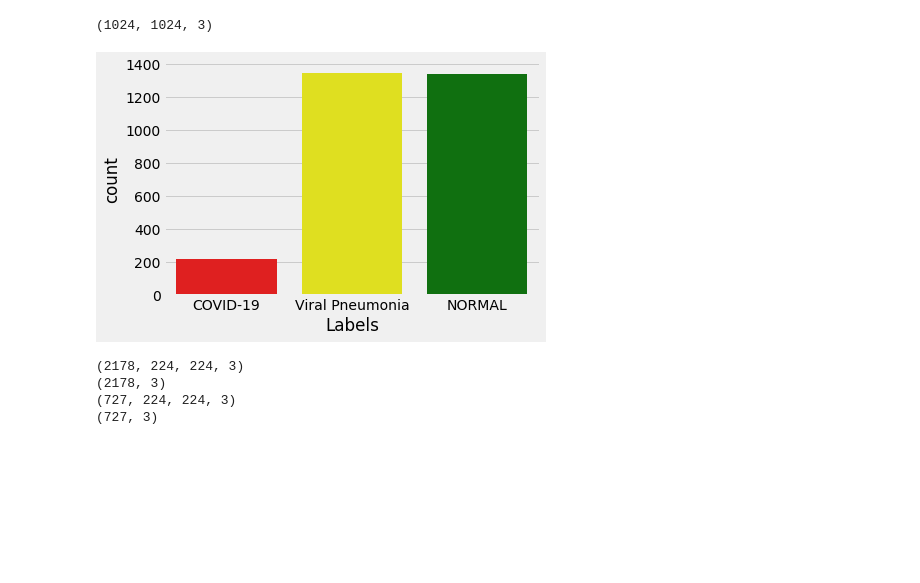
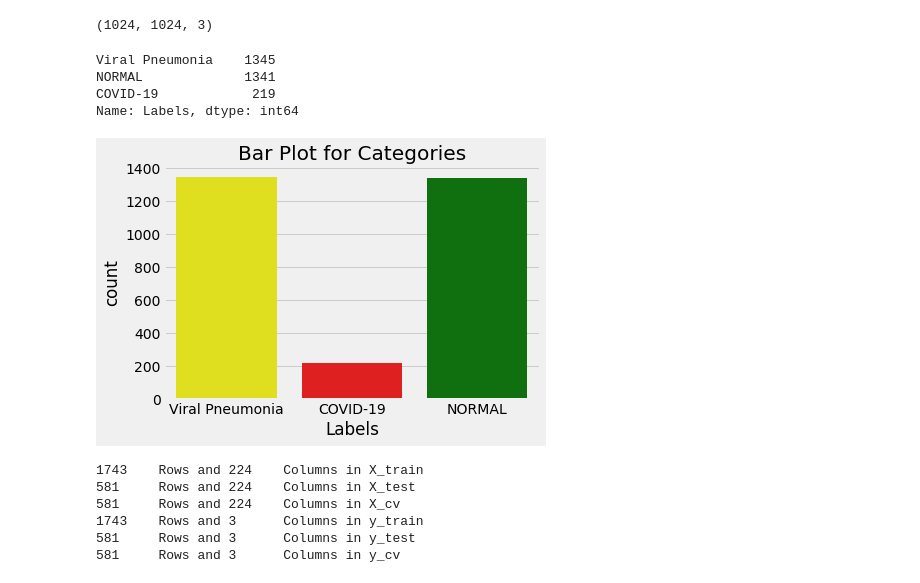
Before and after one commit to prasannarangam21/COVID-19-Radiography, a Jupyter notebook: covid_19.ipynb, the cells around one changed output. Drawn from its saved outputs; the diff is of its cells as text; code cells hidden in the pictures; blank space fills up the shorter version.

```diff
--- a/covid_19.ipynb
+++ b/covid_19.ipynb
@@ -109,11 +130,20 @@ plt.imshow(image);
 print(image.shape)
 # %% [output]
 (1024, 1024, 3)
+# %%
+df['Labels'].value_counts()
+# %% [output]
+Viral Pneumonia    1345
+NORMAL             1341
+COVID-19            219
+Name: Labels, dtype: int64
 # %%
-df = pd.DataFrame(y,columns=['Labels'])
-sns.countplot(df['Labels'], palette=['red','yellow','green']);
+df = pd.DataFrame(y, columns=['Labels'])
+sns.countplot(df['Labels'], \
+              palette={'Viral Pneumonia':'yellow','NORMAL':'green','COVID-19':'red'})\
+              .set_title('Bar Plot for Categories');
 # %% [output]
-[figure, old version]
+[figure, new version]
 # %%
 from tensorflow.keras.utils import to_categorical
 from sklearn.preprocessing import LabelEncoder
@@ -122,18 +152,3 @@ from keras.utils import np_utils
 encoder = LabelEncoder()
 encoded_labels = encoder.fit_transform(y)
 y_encoded = np_utils.to_categorical(encoded_labels)
-# %%
-from sklearn.model_selection import train_test_split
-
-#Generate training and testing subsets
-X_train, X_test, y_train, y_test = train_test_split(X, y_encoded, test_size=0.25, stratify=y_encoded, random_state=42)
-
-print(X_train.shape)
-print(y_train.shape)
-print(X_test.shape)
-print(y_test.shape)
-# %% [output]
-(2178, 224, 224, 3)
-(2178, 3)
-(727, 224, 224, 3)
-(727, 3)
@@ -141,0 +155,20 @@ Classification
+# %%
+from sklearn.model_selection import train_test_split
+
+X_train, X_cvtest, y_train, y_cvtest = train_test_split(X, y_encoded, test_size=0.40, stratify=y_encoded, random_state=42)
+X_cv, X_test, y_cv, y_test = train_test_split(X_cvtest, y_cvtest, test_size=0.50, stratify=y_cvtest, random_state=42)
+
+print("{} \tRows and {} \tColumns in X_train".format(X_train.shape[0],X_train.shape[1]))
+print("{} \tRows and {} \tColumns in X_test".format(X_test.shape[0],X_test.shape[1]))
+print("{} \tRows and {} \tColumns in X_cv".format(X_cv.shape[0],X_cv.shape[1]))
+
+print("{} \tRows and {} \tColumns in y_train".format(y_train.shape[0],y_train.shape[1]))
+print("{} \tRows and {} \tColumns in y_test".format(y_test.shape[0],y_test.shape[1]))
+print("{} \tRows and {} \tColumns in y_cv".format(X_test.shape[0],y_cv.shape[1]))
+# %% [output]
+1743    Rows and 224    Columns in X_train
+581     Rows and 224    Columns in X_test
+581     Rows and 224    Columns in X_cv
+1743    Rows and 3      Columns in y_train
+581     Rows and 3      Columns in y_test
+581     Rows and 3      Columns in y_cv
```
Also changed, not shown: parts of 25 cells of this notebook.
